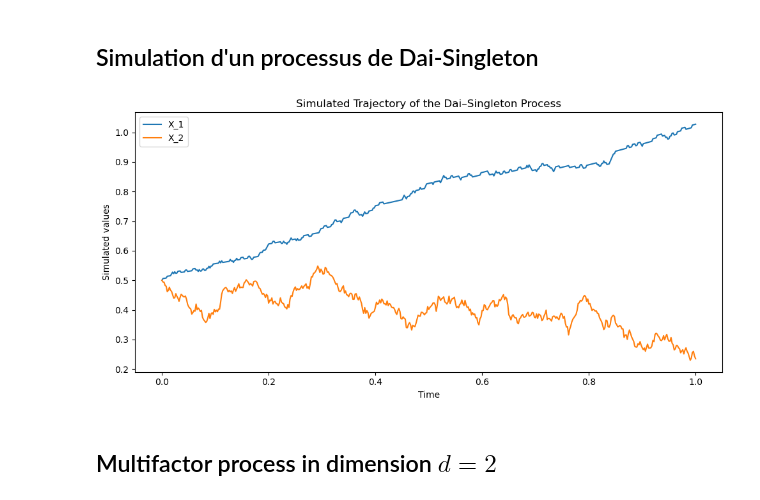
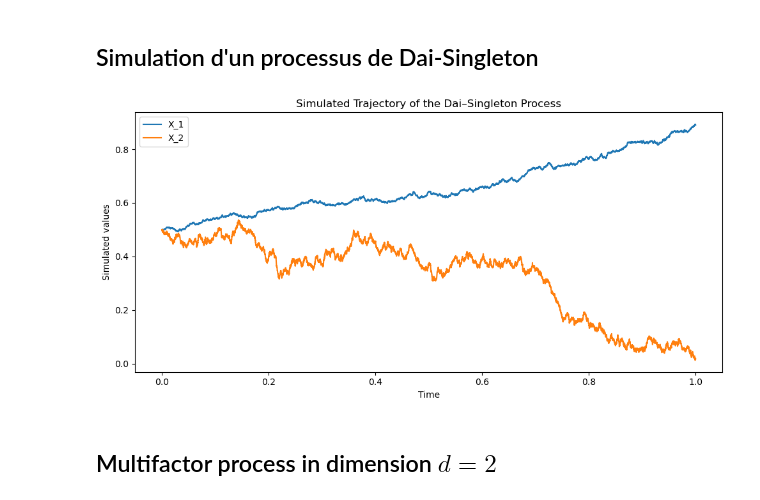
Before and after one commit to maxence2508/stage-cermics, a Jupyter notebook: dai-and-singleton-parametrization.ipynb, the cells around one changed output. Cells and saved outputs as stored; diff of their text form; code cells hidden in the pictures.

```diff
--- a/dai-and-singleton-parametrization.ipynb
+++ b/dai-and-singleton-parametrization.ipynb
@@ -195,36 +207,36 @@ A = np.array([0.02, 0.01])
 gamma0 = np.array([0.0, 0.04])
 gamma = np.array([
     [0.01, 0.0],
     [0.02, 0.0]
 ])
 K = np.array([
     [-0.5, 0.0],
-    [ 0.1, 0.0]
+    [ 0.1, -0.3]
 ])
 
 model = DaiSingleton(A, gamma0, gamma, K, d_prime)
 
 X0 = np.ones(d) * 0.5
 
 T = 1.0
-N = 500
+N = 10**4
 dt = T / N
 
 trajectory = model.simulate_trajectory(X0, T, N)
 
 time = np.linspace(0, T, N + 1)
 
 plt.figure(figsize=(10, 5))
 for i in range(d):
     plt.plot(time, trajectory[:, i], label=f'X_{i + 1}')
 plt.xlabel("Time")
 plt.ylabel("Simulated values")
 plt.title("Simulated Trajectory of the Dai–Singleton Process")
 plt.legend()
 plt.tight_layout()
 plt.show()
 # %% [output]
-[figure, old version]
+[figure, new version]
 # %% [markdown]
 ## Multifactor process in dimension $d=2$
 # %% [markdown]
```
Also changed, not shown: parts of 8 cells of this notebook, 3 other files.
